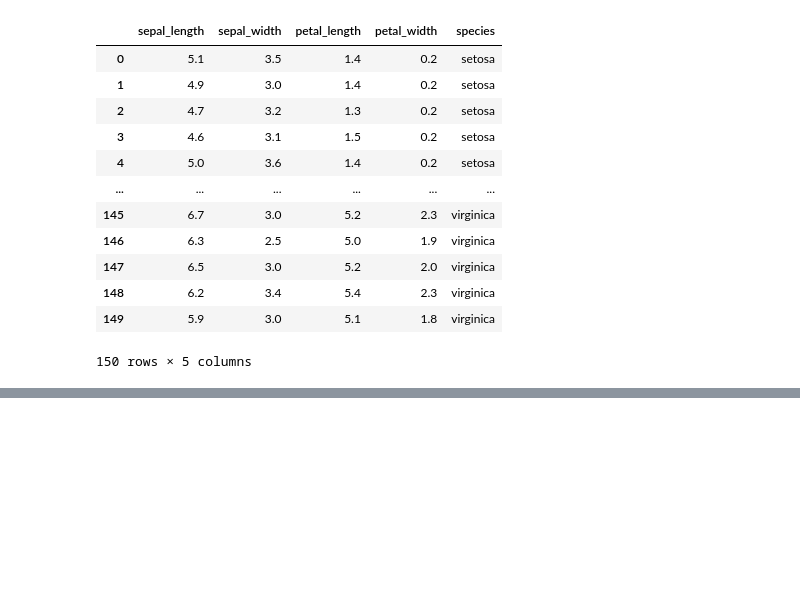
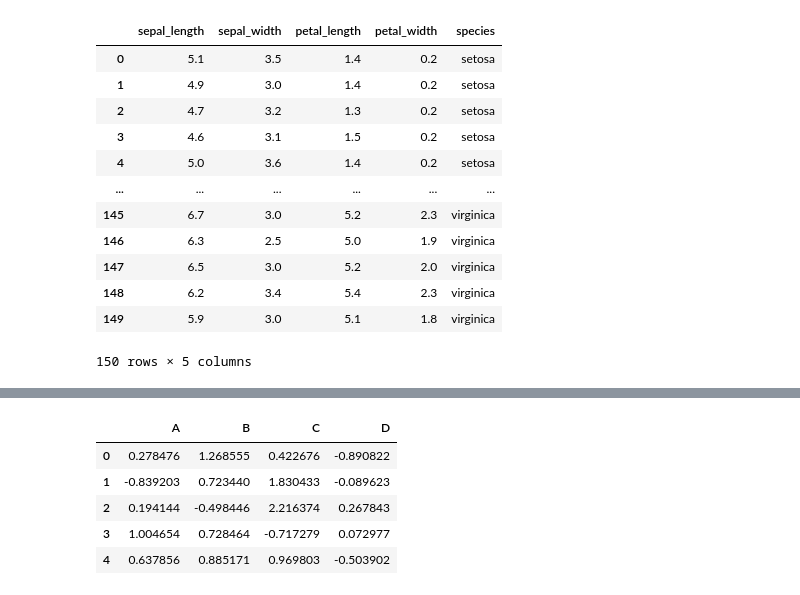
Before and after one commit to Rohitkumar-88/ML_Projects, a Jupyter notebook: Advance_Pandas.ipynb, the cells around one changed output, grey strips where cells are left out. Saved outputs shown, nothing was run; the diff lists cells and outputs as text; code cells hidden in the pictures; blank space fills up the shorter version.

```diff
--- a/Advance_Pandas.ipynb
+++ b/Advance_Pandas.ipynb
@@ -1188,0 +1289,10 @@ profile.to_file("iris-profile.html")
+# %%
+pdf = pd.DataFrame(np.random.randn(6, 4), columns=list('ABCD'))
+pdf.head()
+# %% [output]
+|  | A | B | C | D |
+| 0 | 0.278476 | 1.268555 | 0.422676 | -0.890822 |
+| 1 | -0.839203 | 0.723440 | 1.830433 | -0.089623 |
+| 2 | 0.194144 | -0.498446 | 2.216374 | 0.267843 |
+| 3 | 1.004654 | 0.728464 | -0.717279 | 0.072977 |
+| 4 | 0.637856 | 0.885171 | 0.969803 | -0.503902 |
```
Also changed, not shown: parts of 12 cells of this notebook.
